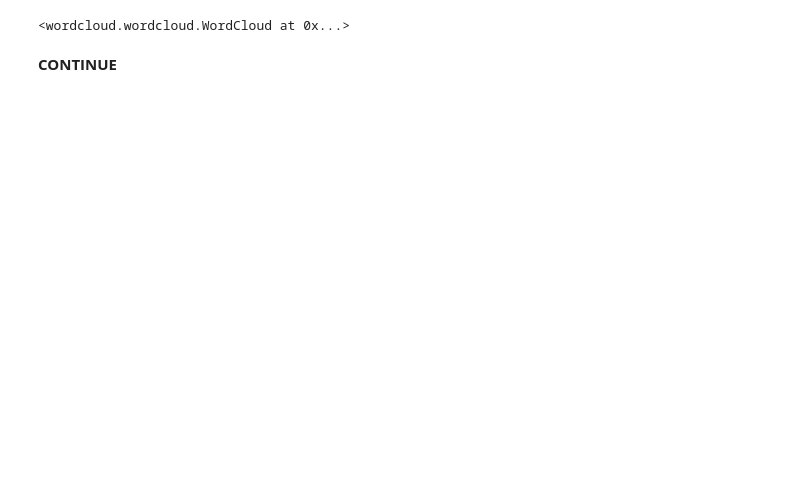
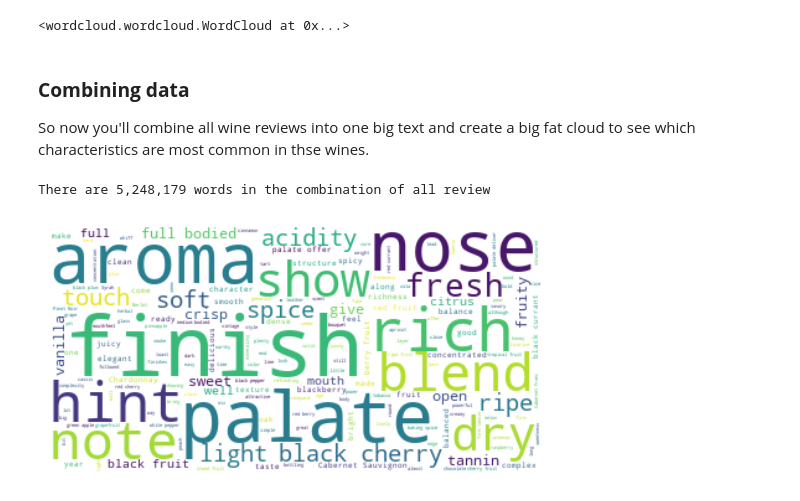
Before and after one commit to system-rowb/Data-Portfolio, a Jupyter notebook: Visualization/Wordcloud/Generating_wordclouds_in_python.ipynb, the cells around one changed output. Cells and saved outputs as stored; diff of their text form; code cells hidden in the pictures; blank space fills up the shorter version.

Commit message:
Generating Wordclouds in Python, pt2

```diff
--- a/Visualization/Wordcloud/Generating_wordclouds_in_python.ipynb
+++ b/Visualization/Wordcloud/Generating_wordclouds_in_python.ipynb
@@ -174,5 +174,26 @@ plt.show()
 wordcloud.to_file('img/first_review.png')
 # %% [output]
 <wordcloud.wordcloud.WordCloud at 0x...>
-# %% [markdown]
-**CONTINUE**
+# %% [markdown]
+### **Combining data**
+
+So now you'll combine all wine reviews into one big text and create a big fat cloud to see which characteristics are most common in thse wines.
+# %%
+text = " ".join([review for review in df.description])
+print(f"There are {len(text.split()):,} words in the combination of all review")
+# %% [output]
+There are 5,248,179 words in the combination of all review
+# %%
+# Create a stopword list
+stopwords = set(STOPWORDS)
+stopwords.update(["drink", "now", "wine", "flavor", "flavors"])
+
+# Generate a wordcloud image
+wordcloud = WordCloud(stopwords=stopwords, background_color='white').generate(text)
+
+# Display the generated image
+plt.imshow(wordcloud, interpolation='bilinear')
+plt.axis('off')
+plt.show()
+# %% [output]
+[figure, added]
```
Also changed, not shown: parts of 10 cells of this notebook, 1 other file.
